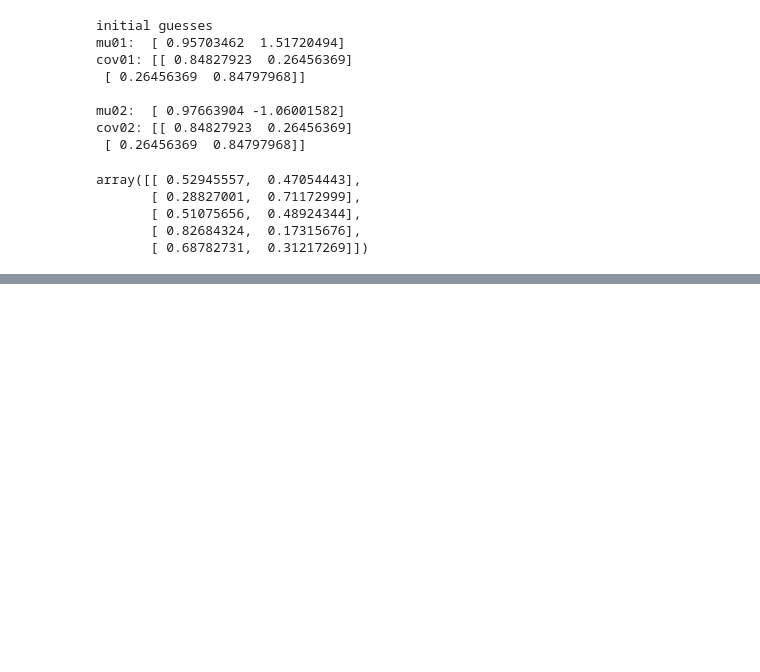
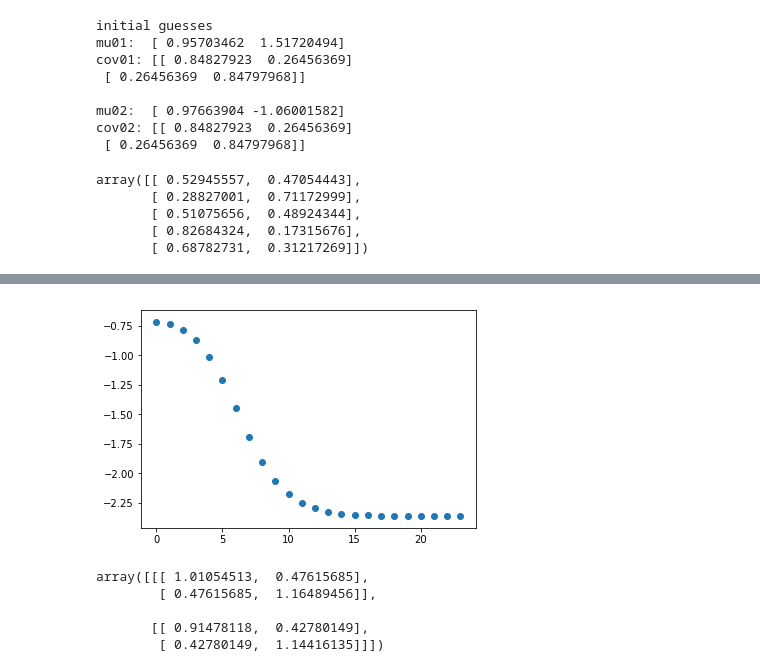
Before and after one commit to NekuSakuraba/my_capstone_research, a Jupyter notebook: subjects/em/gaussian - draft00 - EM Mixtures.ipynb, the cells around one changed output, grey strips where cells are left out. Saved outputs shown, nothing was run; the diff lists cells and outputs as text; code cells hidden in the pictures; blank space fills up the shorter version.

```diff
--- a/subjects/em/gaussian - draft00 - EM Mixtures.ipynb
+++ b/subjects/em/gaussian - draft00 - EM Mixtures.ipynb
@@ -17,7 +17,7 @@ def compute_prec_chol(cov):
 # %%
 def compute_mahalanobis(X, mu, prc_chol):
     y = np.dot(X, prc_chol) - np.dot(mu, prc_chol)
-    return np.sum(np.square(y), axis=1).reshape(-1, 1)
+    return np.sum(np.square(y), axis=1)
 # %%
 np.random.seed(0)
 # %%
@@ -108,0 +136,8 @@ cov02: [[ 0.87887505 -0.01201526]
+# %%
+def compute_precs_chol(covs):
+    _, p, p = np.array(covs).shape
+    precs_chol = np.empty((n_components, p, p))
+    for k, cov in enumerate(covs):
+        cov_chol = cholesky(cov, lower=True)
+        precs_chol[k] = solve_triangular(cov_chol, np.eye(p), lower=True).T
+    return precs_chol
@@ -108,0 +159,8 @@ cov02: [[ 0.87887505 -0.01201526]
+# %%
+n_components = 2
+mu  = np.c_[random_choice(X), random_choice(X)].T
+cov = np.r_[np.cov(X.T), np.cov(X.T)].reshape(2, 2, -1)
+
+tau = np.random.rand(*X.shape)
+tau = tau / tau.sum(1)[:, np.newaxis]
+tau[:5]
@@ -108,0 +185,22 @@ cov02: [[ 0.87887505 -0.01201526]
+# %%
+_, p = X.shape
+bottom = -np.inf
+
+l = []
+for _ in range(100):
+    prev = bottom
+
+    log_resp = e_step(X, tau, mu, cov)
+    tau = np.exp(log_resp)
+
+    mu = np.dot(tau.T, X) / np.sum(tau, 0)[:, np.newaxis]
+    pi = np.sum(tau, 0)[:, np.newaxis]
+    cov = np.empty((n_components, p, p))
+    for k, _ in enumerate(mu):
+        diff = X - _
+        cov[k] = np.dot(tau[:, k] * diff.T, diff) / pi[k]
+
+    bottom = np.mean(log_resp)
+    l.append(bottom)
+    if abs(bottom - prev) < 1e-4:
+        break
@@ -108,0 +217,18 @@ cov02: [[ 0.87887505 -0.01201526]
+# %%
+arr = range(len(l))
+plt.scatter(arr, l)
+plt.show()
+# %% [output]
+[figure, added]
+# %%
+pi = np.sum(tau, 0)[:, np.newaxis]
+cov = np.empty((n_components, p, p))
+for k, _ in enumerate(mu):
+    diff = X - _
+    cov[k] = np.dot(tau[:, k] * diff.T, diff) / pi[k]
+# %% [output]
+array([[[ 1.01054513,  0.47615685],
+        [ 0.47615685,  1.16489456]],
+
+       [[ 0.91478118,  0.42780149],
+        [ 0.42780149,  1.14416135]]])
```
Also changed, not shown: parts of 7 cells of this notebook.
